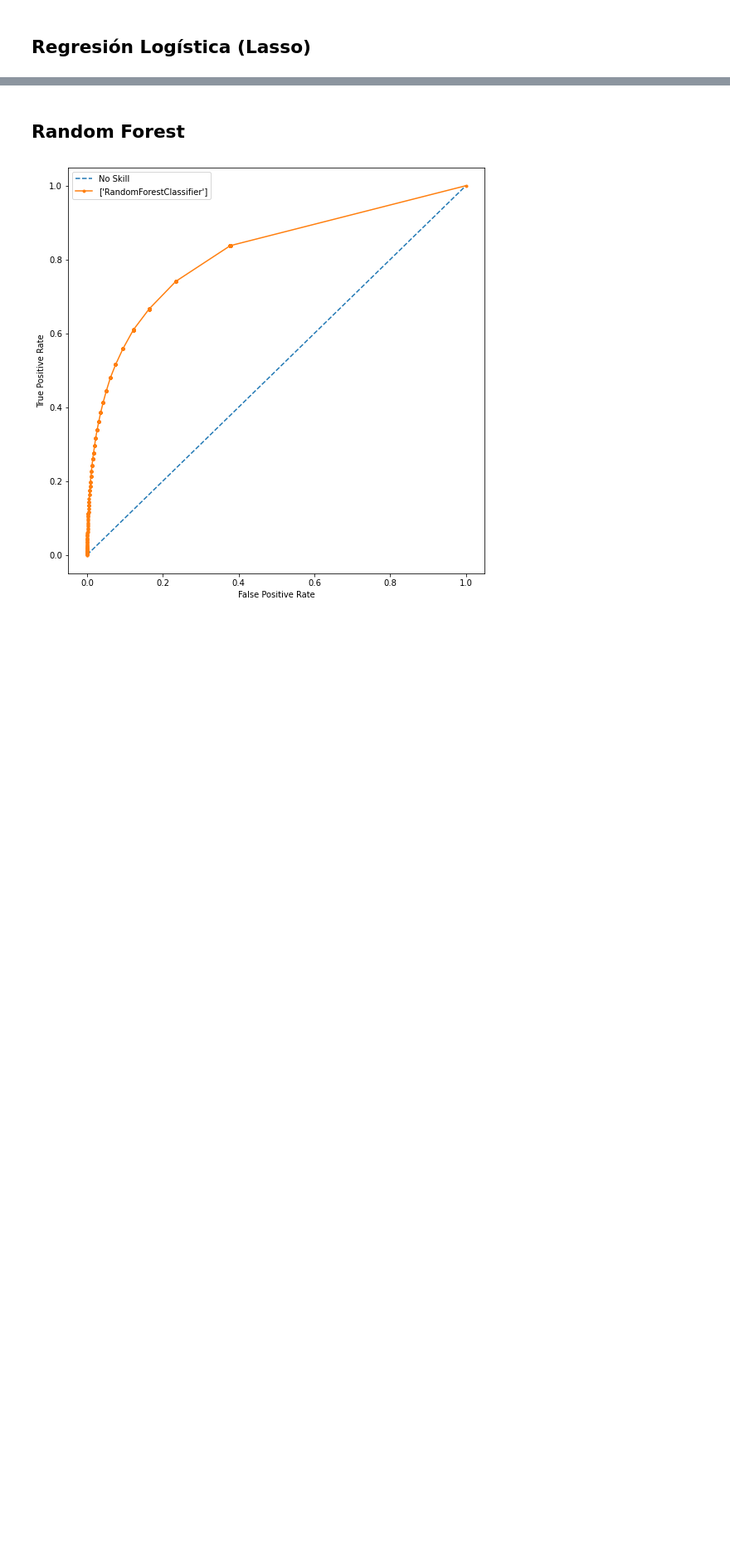
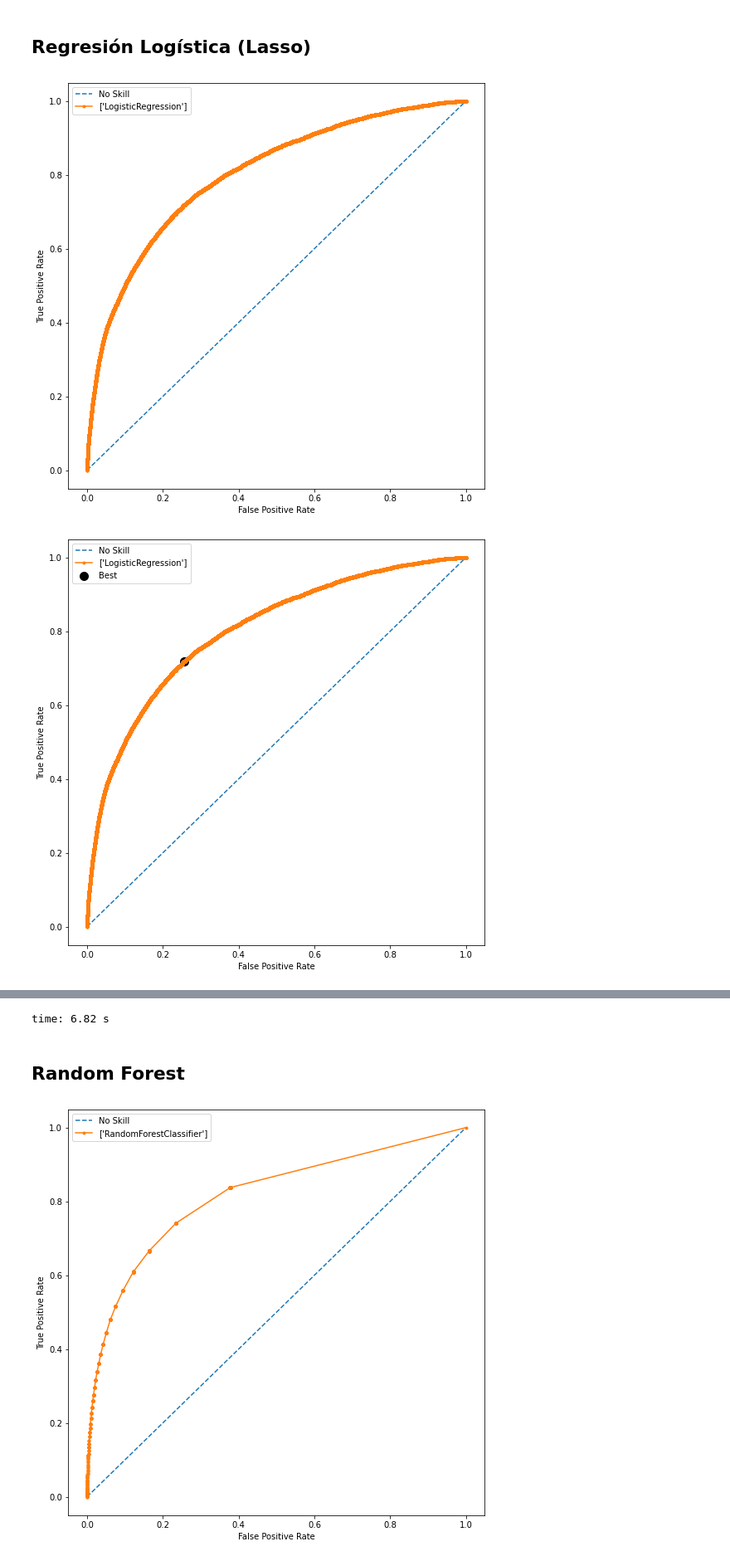
Before and after one commit to AMM53/Accidents-Prediction, a Jupyter notebook: notebooks/6. ModelSelection.ipynb, the cells around one changed output, grey strips where cells are left out. Shown at 83% size. Cells and saved outputs as stored; diff of their text form; code cells hidden in the pictures; blank space fills up the shorter version.

```diff
--- a/notebooks/6. ModelSelection.ipynb
+++ b/notebooks/6. ModelSelection.ipynb
@@ -181,4 +141,7 @@ time: 8.82 s
 # %% [markdown]
 ## Regresión Logística (Lasso)
 # %%
-model_analysis(logistic_lasso)
+model_analysis(logistic_lasso, xtest[selected_feat], ytest)
+# %% [output]
+[figure, added]
+[figure, added]
@@ -185,3 +167,4 @@ model_analysis(logistic_lasso)
+time: 6.82 s
 # %% [markdown]
 ## Random Forest
 # %%
```
Also changed, not shown: parts of 14 cells of this notebook, 3 other files.
